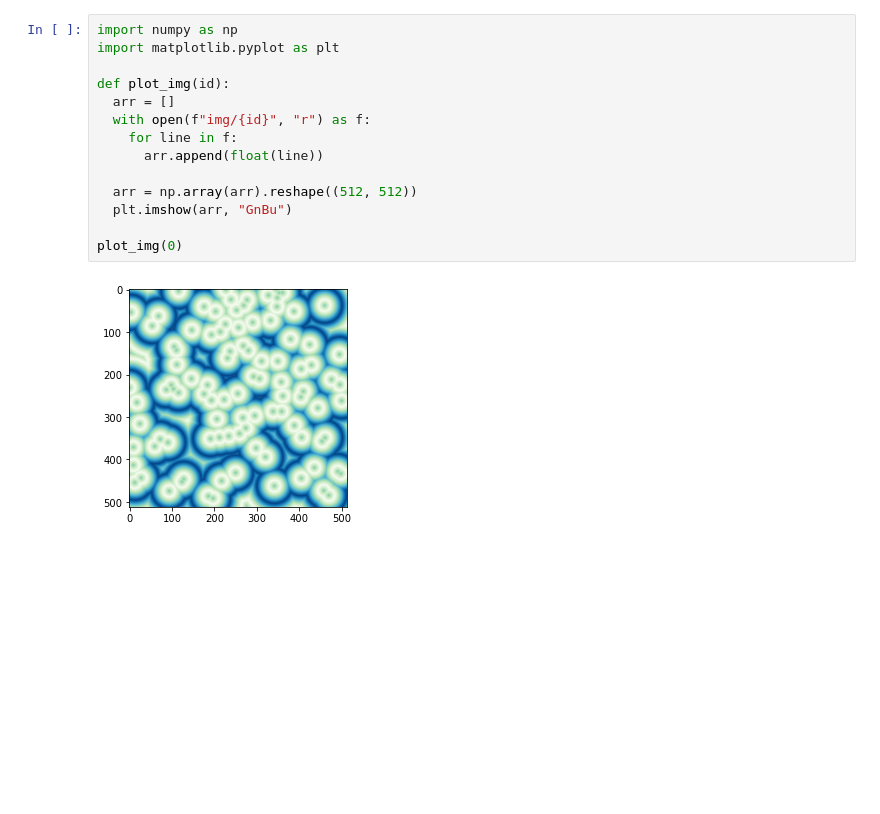
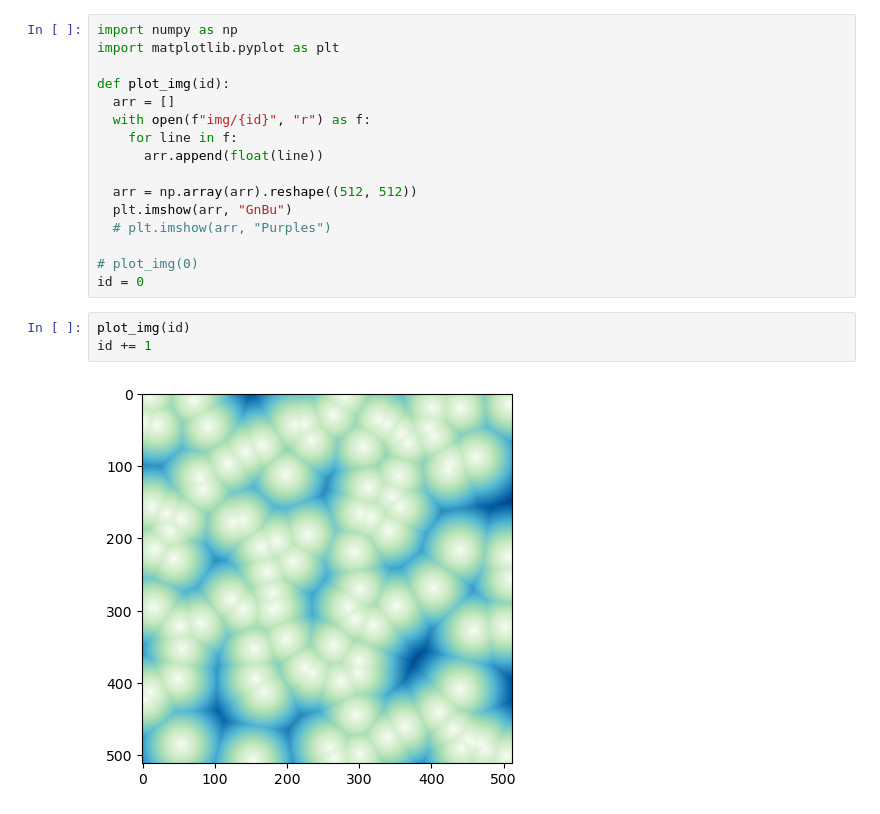
Before and after one commit to sbracellari/procedural-textures, a Jupyter notebook: graphs.ipynb, the cells around one changed output. Saved outputs shown, nothing was run; the diff lists cells and outputs as text; blank space fills up the shorter version.

```diff
--- a/graphs.ipynb
+++ b/graphs.ipynb
@@ -10,7 +10,12 @@ def plot_img(id):
 
   arr = np.array(arr).reshape((512, 512))
   plt.imshow(arr, "GnBu")
+  # plt.imshow(arr, "Purples")
 
-plot_img(0)
+# plot_img(0)
+id = 0
-# %% [output]
-[figure, removed]
+# %%
+plot_img(id)
+id += 1
+# %% [output]
+[figure, added]
```
Also changed, not shown: 2 other files.
